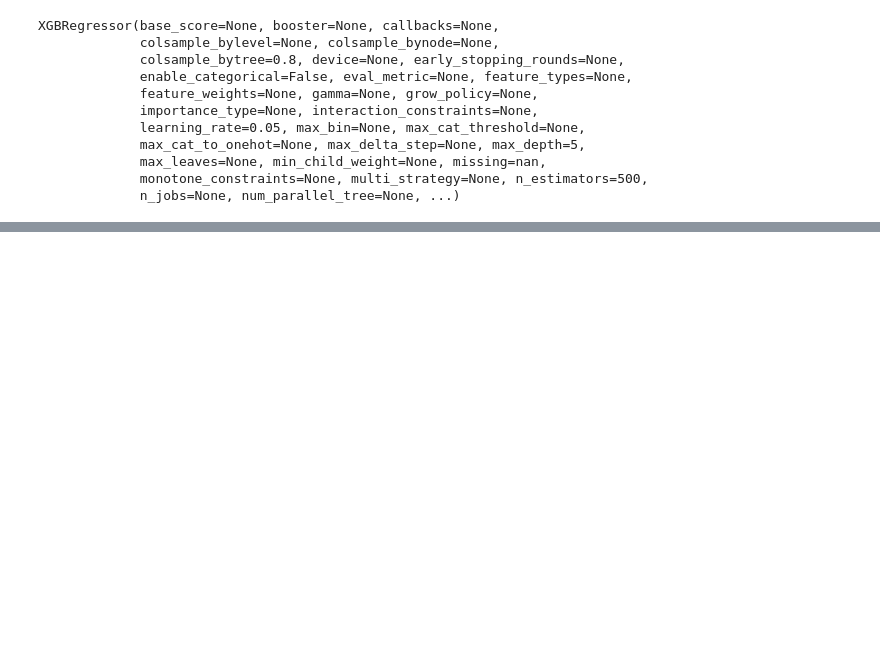
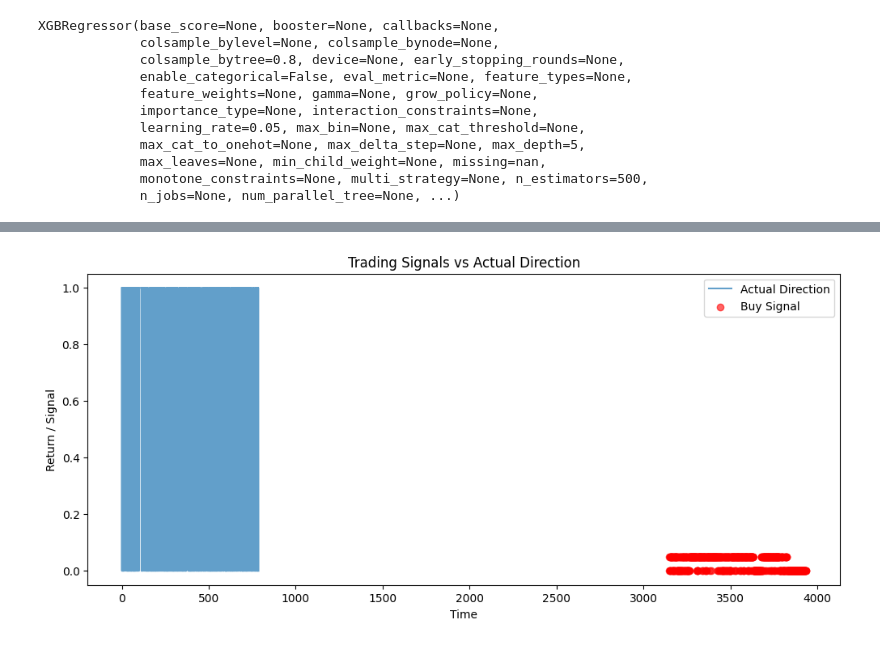
Before and after one commit to hetanshipatel/real-time-stock-price-prediction, a Jupyter notebook: notebooks/01_stock_price_prediction_pipeline.ipynb, the cells around one changed output, grey strips where cells are left out. Saved outputs shown, nothing was run; the diff lists cells and outputs as text; code cells hidden in the pictures; blank space fills up the shorter version.

```diff
--- a/notebooks/01_stock_price_prediction_pipeline.ipynb
+++ b/notebooks/01_stock_price_prediction_pipeline.ipynb
@@ -472,0 +489,14 @@ plt.show()
+# %%
+# Predict probabilities for "Up" direction
+y_prob = xgb_clf.predict_proba(X_test)[:, 1]
+
+# Simple threshold: >0.5 = Buy, <=0.5 = Sell
+signal = (y_prob > 0.5).astype(int)
+
+# Add signals to a DataFrame for easy plotting
+signal_df = X_test.copy()
+signal_df['Actual_Direction'] = y_test.values
+signal_df['Signal'] = signal
+signal_df['Prob_Up'] = y_prob
+
+signal_df.head()
@@ -472,0 +511,11 @@ plt.show()
+# %%
+plt.figure(figsize=(12,5))
+plt.plot(y_test.values, label="Actual Direction", alpha=0.7)
+plt.scatter(signal_df.index, signal_df['Signal']*0.05, color='red', label="Buy Signal", alpha=0.6)
+plt.title("Trading Signals vs Actual Direction")
+plt.xlabel("Time")
+plt.ylabel("Return / Signal")
+plt.legend()
+plt.show()
+# %% [output]
+[figure, added]
```
Also changed, not shown: parts of 15 cells of this notebook.
